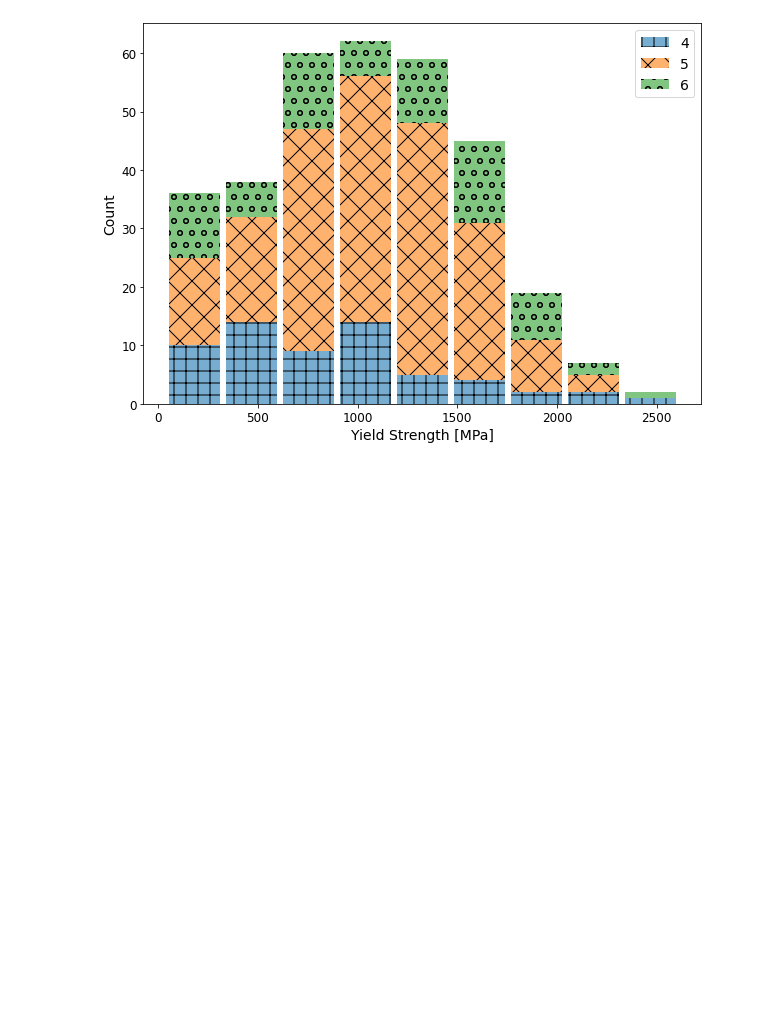
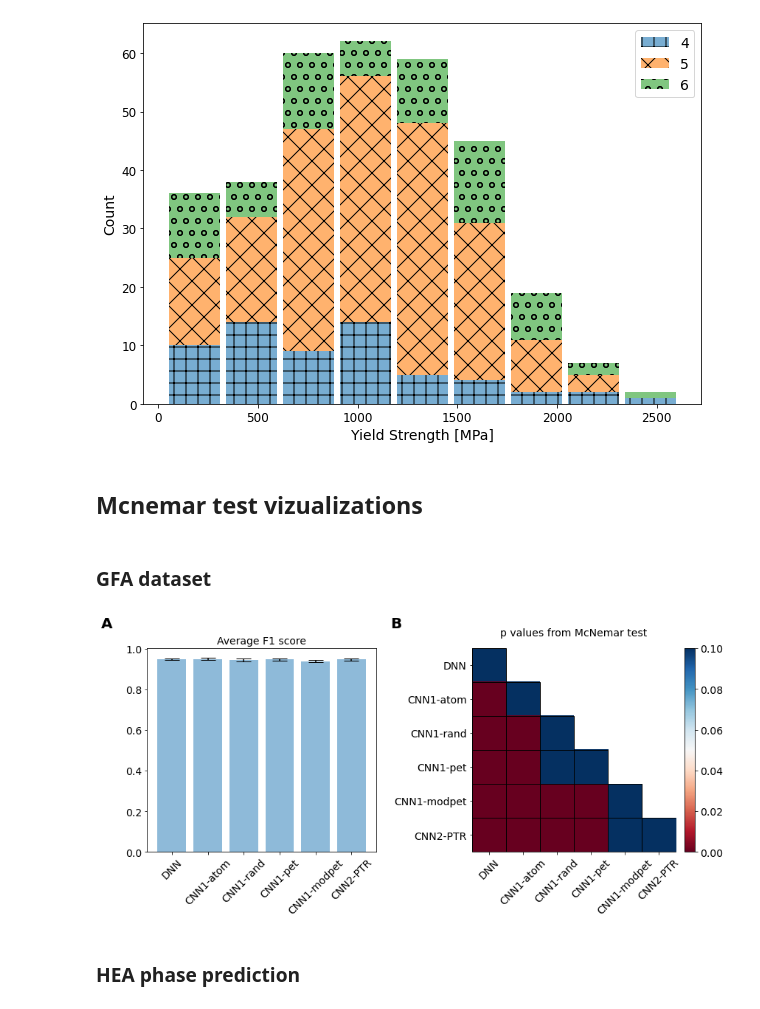
Before and after one commit to dovahkiin0022/representations, a Jupyter notebook: notebooks/visualization.ipynb, the cells around one changed output. Saved outputs shown, nothing was run; the diff lists cells and outputs as text; code cells hidden in the pictures; blank space fills up the shorter version.

Commit message:
added vizualization notebook

```diff
--- a/notebooks/visualization.ipynb
+++ b/notebooks/visualization.ipynb
@@ -112,3 +144,80 @@ plt.yticks(fontsize=12)
 plt.savefig(fig_location+'/yield_strength_dist.pdf',dpi=300)
 # %% [output]
 [figure]
+# %% [markdown]
+## Mcnemar test vizualizations
+# %%
+result_file_loc = 'results/results.json'
+with open(result_file_loc,'r') as fid:
+    sup_result_dict = json.load(fid)
+# %% [markdown]
+### GFA dataset
+# %%
+with open('results/representation_stats.json','rb') as fid:
+        data_file = json.load(fid)
+mean_list = []
+std_list = []
+for i, k in enumerate(data_file.keys()):
+        stat_arr = np.array(list(data_file[k].values()))
+        mean_list.append(stat_arr.mean(axis=0))
+        std_list.append(stat_arr.std(axis=0))
+mean_list = np.array(mean_list).T
+std_list = np.array(std_list).T
+# %%
+from matplotlib import cm as cm
+import matplotlib.pyplot as plt
+import matplotlib
+names = sup_result_dict['mcnemar_gfa']['names']
+zero = np.array(sup_result_dict['mcnemar_gfa']['p_vals'])
+mask =  np.tri(zero.T.shape[0], k=-1)
+mask =  np.tri(zero.T.shape[0], k=-1)
+A = np.ma.array(zero, mask=mask).T
+truth = np.where(mask == 1)
+
+def highlight_cell(x,y, ax=None, **kwargs):
+    rect = plt.Rectangle((x-.5, y-.5), 1,1, fill=False, **kwargs)
+    ax = ax or plt.gca()
+    ax.add_patch(rect)
+    return rect
+fig, axs = plt.subplot_mosaic("AB", figsize=(12,6))
+
+for n, (key, ax) in enumerate(axs.items()):
+    if n == 0:
+        ax.bar(methods, mean_list[-1], yerr = std_list[-1],align='center', alpha=0.5, ecolor='black', capsize=10)
+        ax.set_title('Average F1 score', fontsize=14)
+        ax.set_xticklabels(names, rotation = 45, fontsize = 14)
+        ax.set_yticklabels(np.round(np.arange(0,1.2,0.2),1), fontsize = 14)
+        ax.text(-0.2, 1.1, key, transform=ax.transAxes,
+            size=20, weight='bold')
+
+    if n == 1:
+        ax.set_xticks(np.arange(0, len(names), 1))
+        ax.set_yticks(np.arange(0, len(names), 1))
+
+        cmap = cm.get_cmap('RdBu')
+        im = ax.imshow(A, cmap = cmap, vmin = 0, vmax = 0.1)
+        for i in range(len(truth[0])):
+            highlight_cell(truth[1][i],truth[0][i])
+        diag = [0,1,2,3,4,5]
+        for k in diag:
+            highlight_cell(k,k)
+        ax.set_xticklabels(names, rotation = 45, fontsize = 14)
+        ax.set_yticklabels(names, fontsize = 14)
+        ax.spines['top'].set_visible(False)
+        ax.spines['right'].set_visible(False)
+        ax.spines['bottom'].set_visible(True)
+        ax.spines['left'].set_visible(False)
+        cb = plt.colorbar(im,fraction=0.046, pad=0.04)
+        for t in cb.ax.get_yticklabels():
+            t.set_fontsize(14)
+        ax.set_title('p values from McNemar test', fontsize=14, y = 1.04)
+        ax.text(-0.4, 1.1, key, transform=ax.transAxes,
+            size=20, weight='bold')
+
+plt.tight_layout()
+
+plt.savefig(os.path.join(fig_location,'gfa_results.pdf'),bbox_inches = "tight")
+# %% [output]
+[figure, added]
+# %% [markdown]
+### HEA phase prediction
```
Also changed, not shown: parts of 9 cells of this notebook, 11 other files.
